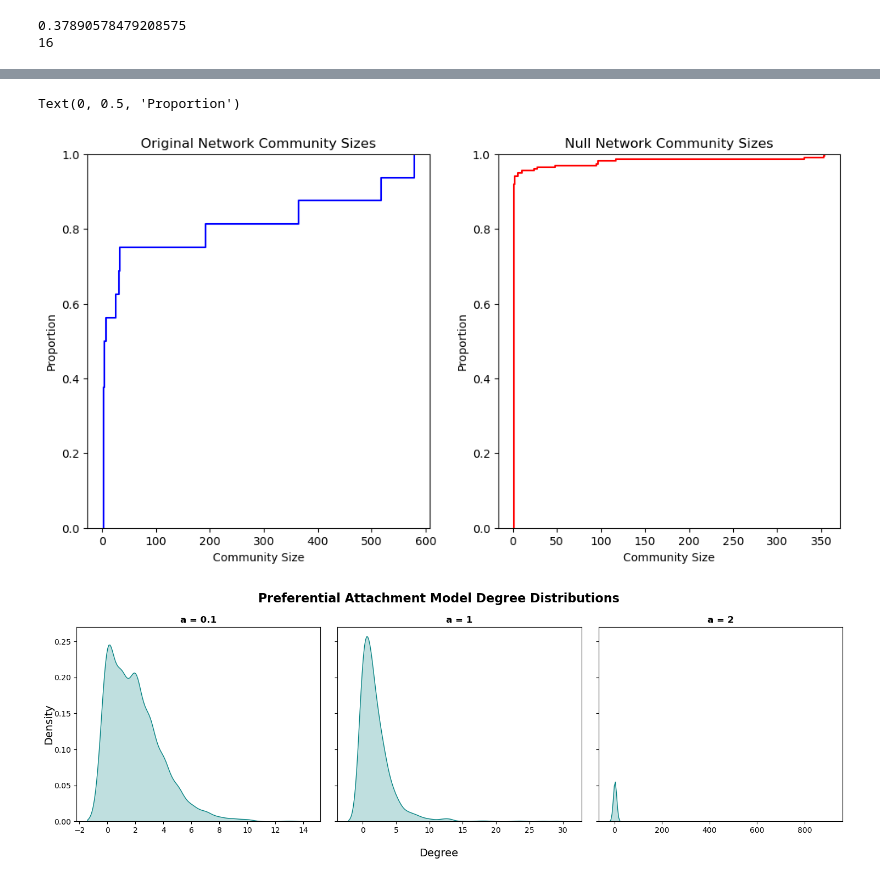
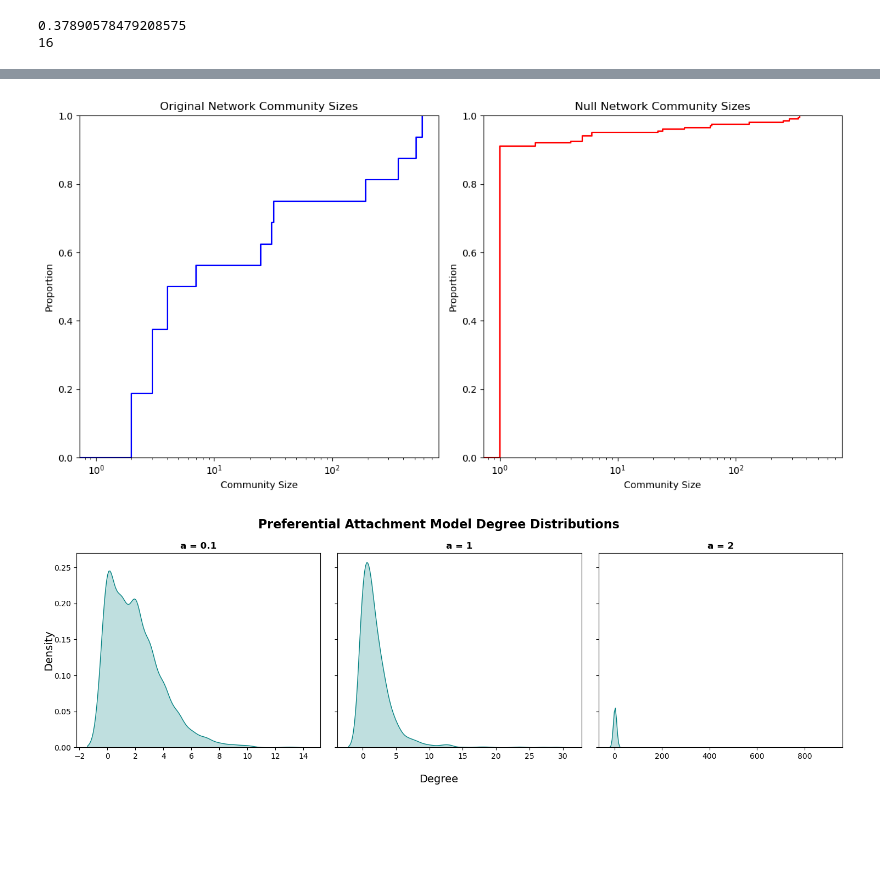
Before and after one commit to caleb-chandler/Assignment-1-CNET5051, a Jupyter notebook: assignment02.ipynb, the cells around one changed output, grey strips where cells are left out. Cells and saved outputs as stored; diff of their text form; code cells hidden in the pictures; blank space fills up the shorter version.

```diff
--- a/assignment02.ipynb
+++ b/assignment02.ipynb
@@ -233,25 +235,29 @@ for community_id, community in enumerate(null_communities):
 # %%
 # 2c comparison
 
 # gathering community size data, converting from dict to list
 sizedict = Counter(partition.values())
 sizelist = list(sizedict.values())
 null_sizedict = Counter(null_partition.values())
 null_sizelist = list(null_sizedict.values())
 
 # creating plots
-fig, ax = plt.subplots(1, 2, figsize=(12,6))
+fig, ax = plt.subplots(1, 2, figsize=(12,6), sharex=True)
 
 sns.ecdfplot(sizelist, ax=ax[0], color='blue')
 ax[0].set_title('Original Network Community Sizes')
 ax[0].set_xlabel('Community Size')
 ax[0].set_ylabel('Proportion')
+ax[0].set_xscale('log')
 
 sns.ecdfplot(null_sizelist, ax=ax[1], color='red')
 ax[1].set_title('Null Network Community Sizes')
 ax[1].set_xlabel('Community Size')
 ax[1].set_ylabel('Proportion')
+ax[1].set_xscale('log')
+
+fig.tight_layout()
+plt.show()
 # %% [output]
-Text(0, 0.5, 'Proportion')
-[figure, old version]
+[figure, new version]
 # %%
```
Also changed, not shown: parts of 5 cells of this notebook.
